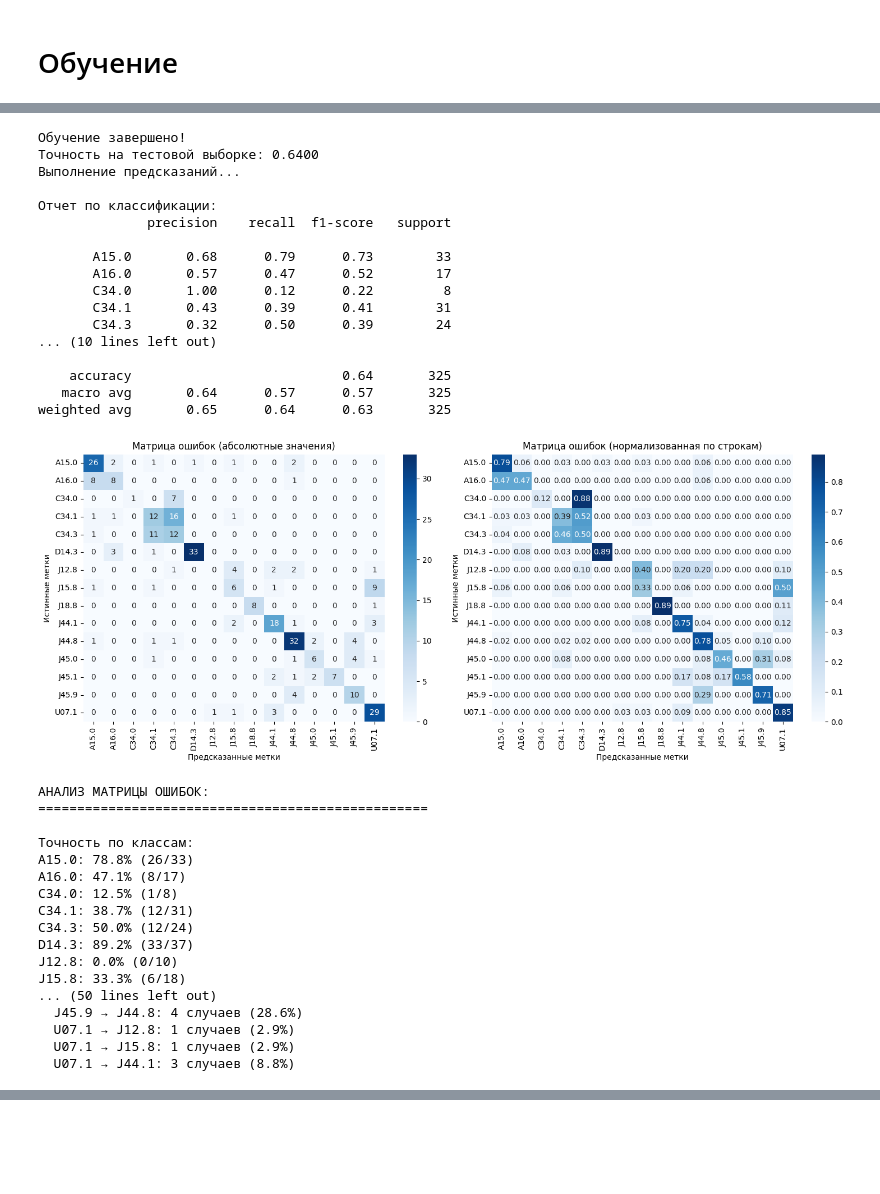
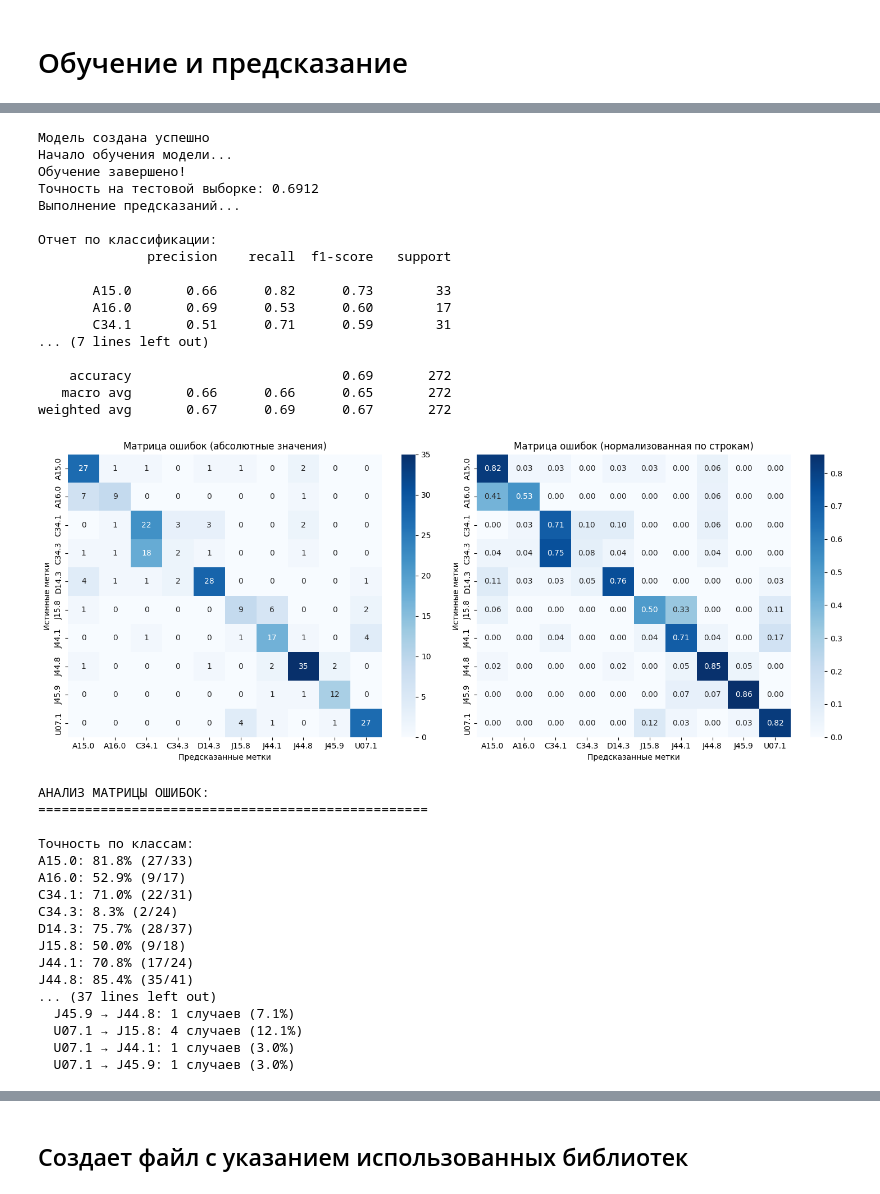
Before and after one commit to HentayLover/Epikriz_project, a Jupyter notebook: Model_learning/modal_CNN_LSTM/modal_CNN_LSTM.ipynb, the cells around one changed output, grey strips where cells are left out. Cells and saved outputs as stored; diff of their text form; code cells hidden in the pictures; blank space fills up the shorter version.

```diff
--- a/Model_learning/modal_CNN_LSTM/modal_CNN_LSTM.ipynb
+++ b/Model_learning/modal_CNN_LSTM/modal_CNN_LSTM.ipynb
@@ -1,5 +1,5 @@
 # %% [markdown]
-# Обучение
+# Обучение и предсказание
 # %%
 import pandas as pd
 import numpy as np
@@ -15,7 +15,7 @@ import matplotlib.pyplot as plt
 import seaborn as sns
 
 # Загрузка данных
-df = pd.read_csv('../../parsing/medical_features_analysis_15.csv')
+df = pd.read_csv('../../parsing/medical_features_analysis_10.csv')
 
 # Просмотр структуры данных
 print("Размерность данных:", df.shape)
@@ -306,35 +307,35 @@ A16.0     84
+Модель создана успешно
+Начало обучения модели...
 Обучение завершено!
-Точность на тестовой выборке: 0.6400
+Точность на тестовой выборке: 0.6912
 Выполнение предсказаний...
 
 Отчет по классификации:
               precision    recall  f1-score   support
 
-       A15.0       0.68      0.79      0.73        33
-       A16.0       0.57      0.47      0.52        17
-       C34.0       1.00      0.12      0.22         8
-       C34.1       0.43      0.39      0.41        31
-       C34.3       0.32      0.50      0.39        24
-... (10 lines left out)
+       A15.0       0.66      0.82      0.73        33
+       A16.0       0.69      0.53      0.60        17
+       C34.1       0.51      0.71      0.59        31
+... (7 lines left out)
 
-    accuracy                           0.64       325
-   macro avg       0.64      0.57      0.57       325
-weighted avg       0.65      0.64      0.63       325
+    accuracy                           0.69       272
+   macro avg       0.66      0.66      0.65       272
+weighted avg       0.67      0.69      0.67       272
-[figure, old version]
+[figure, new version]
 АНАЛИЗ МАТРИЦЫ ОШИБОК:
 ==================================================
 
 Точность по классам:
-A15.0: 78.8% (26/33)
-A16.0: 47.1% (8/17)
-C34.0: 12.5% (1/8)
-C34.1: 38.7% (12/31)
-C34.3: 50.0% (12/24)
-D14.3: 89.2% (33/37)
-J12.8: 0.0% (0/10)
-J15.8: 33.3% (6/18)
-... (50 lines left out)
-  J45.9 → J44.8: 4 случаев (28.6%)
-  U07.1 → J12.8: 1 случаев (2.9%)
-  U07.1 → J15.8: 1 случаев (2.9%)
-  U07.1 → J44.1: 3 случаев (8.8%)
+A15.0: 81.8% (27/33)
+A16.0: 52.9% (9/17)
+C34.1: 71.0% (22/31)
+C34.3: 8.3% (2/24)
+D14.3: 75.7% (28/37)
+J15.8: 50.0% (9/18)
+J44.1: 70.8% (17/24)
+J44.8: 85.4% (35/41)
+... (37 lines left out)
+  J45.9 → J44.8: 1 случаев (7.1%)
+  U07.1 → J15.8: 4 случаев (12.1%)
+  U07.1 → J44.1: 1 случаев (3.0%)
+  U07.1 → J45.9: 1 случаев (3.0%)
@@ -358,0 +360,2 @@ C34.0: 42 записей (2.6%) - Злокачественное новообр
+# %% [markdown]
+## Создает файл с указанием использованных библиотек
```
Also changed, not shown: parts of 2 cells of this notebook.
